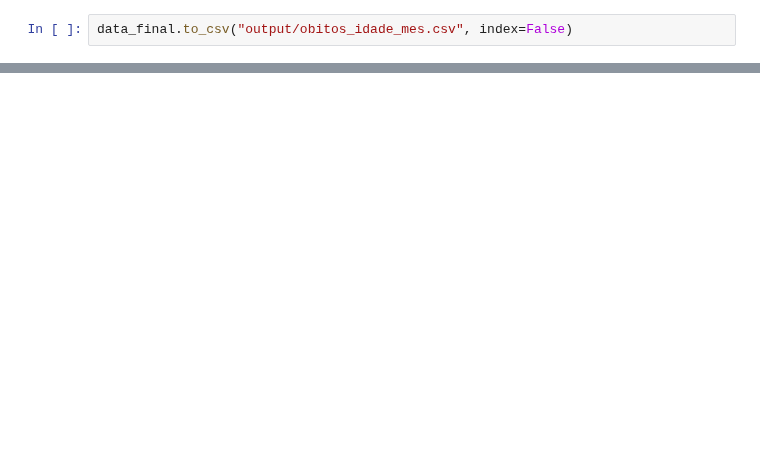
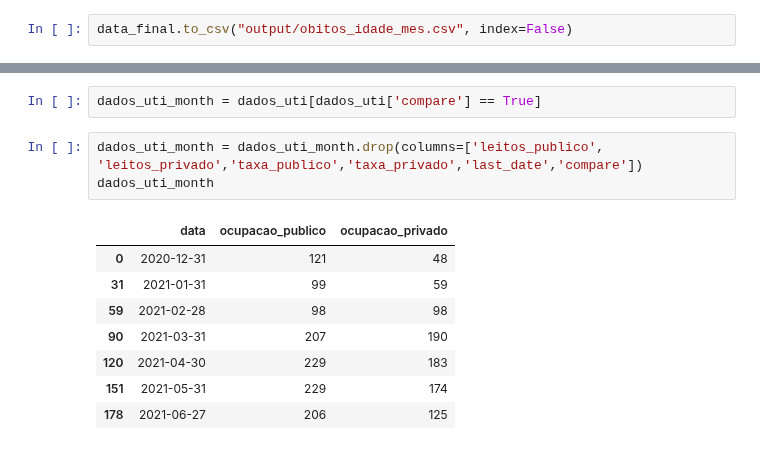
Before and after one commit to adolfoguimaraes/covid19_vacinacao, a Jupyter notebook: Sergipe/processar_outros_dados.ipynb, the cells around one changed output, grey strips where cells are left out. Drawn from its saved outputs; the diff is of its cells as text; blank space fills up the shorter version.

```diff
--- a/Sergipe/processar_outros_dados.ipynb
+++ b/Sergipe/processar_outros_dados.ipynb
@@ -132,0 +195,14 @@ data_final.to_csv("output/obitos_idade_mes.csv", index=False)
+# %%
+dados_uti_month = dados_uti[dados_uti['compare'] == True]
+# %%
+dados_uti_month = dados_uti_month.drop(columns=['leitos_publico', 'leitos_privado','taxa_publico','taxa_privado','last_date','compare'])
+dados_uti_month
+# %% [output]
+|  | data | ocupacao_publico | ocupacao_privado |
+| 0 | 2020-12-31 | 121 | 48 |
+| 31 | 2021-01-31 | 99 | 59 |
+| 59 | 2021-02-28 | 98 | 98 |
+| 90 | 2021-03-31 | 207 | 190 |
+| 120 | 2021-04-30 | 229 | 183 |
+| 151 | 2021-05-31 | 229 | 174 |
+| 178 | 2021-06-27 | 206 | 125 |
```
Also changed, not shown: parts of 8 cells of this notebook, 3 other files.
